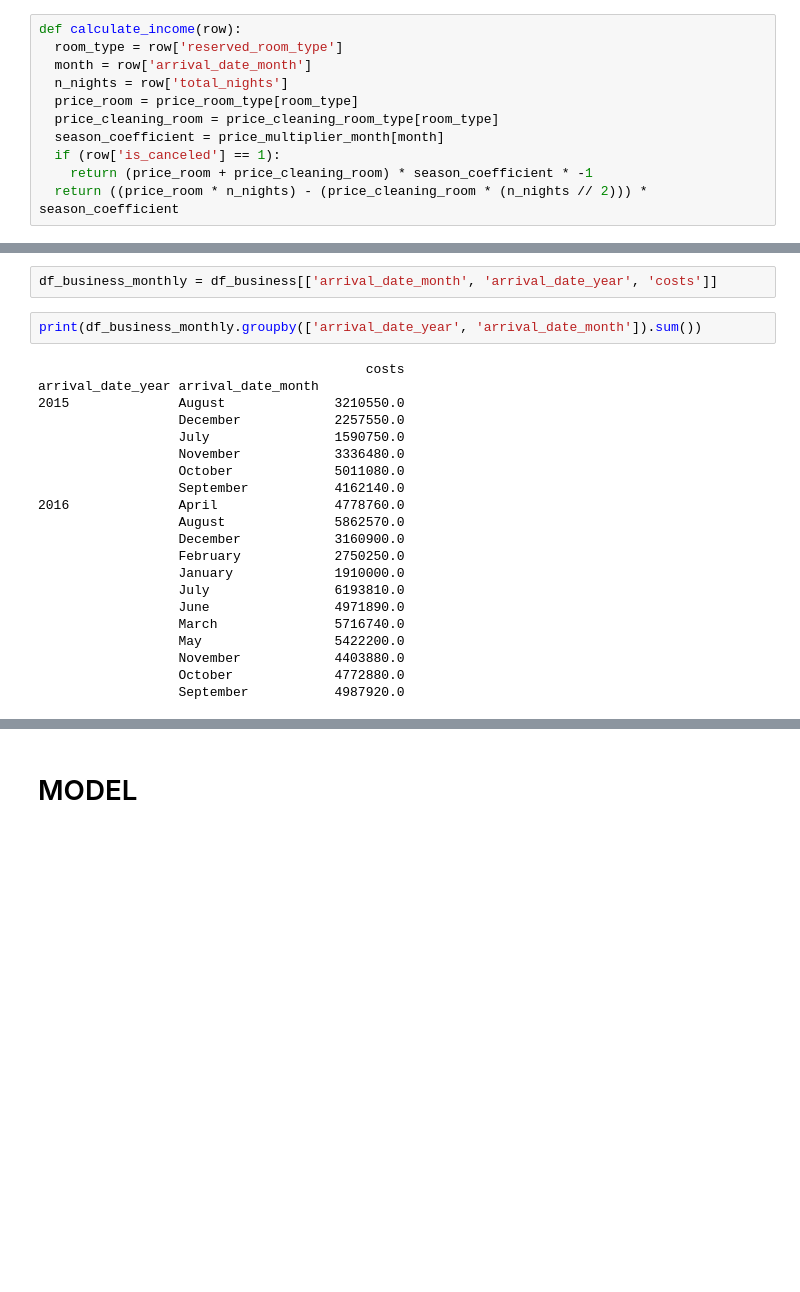
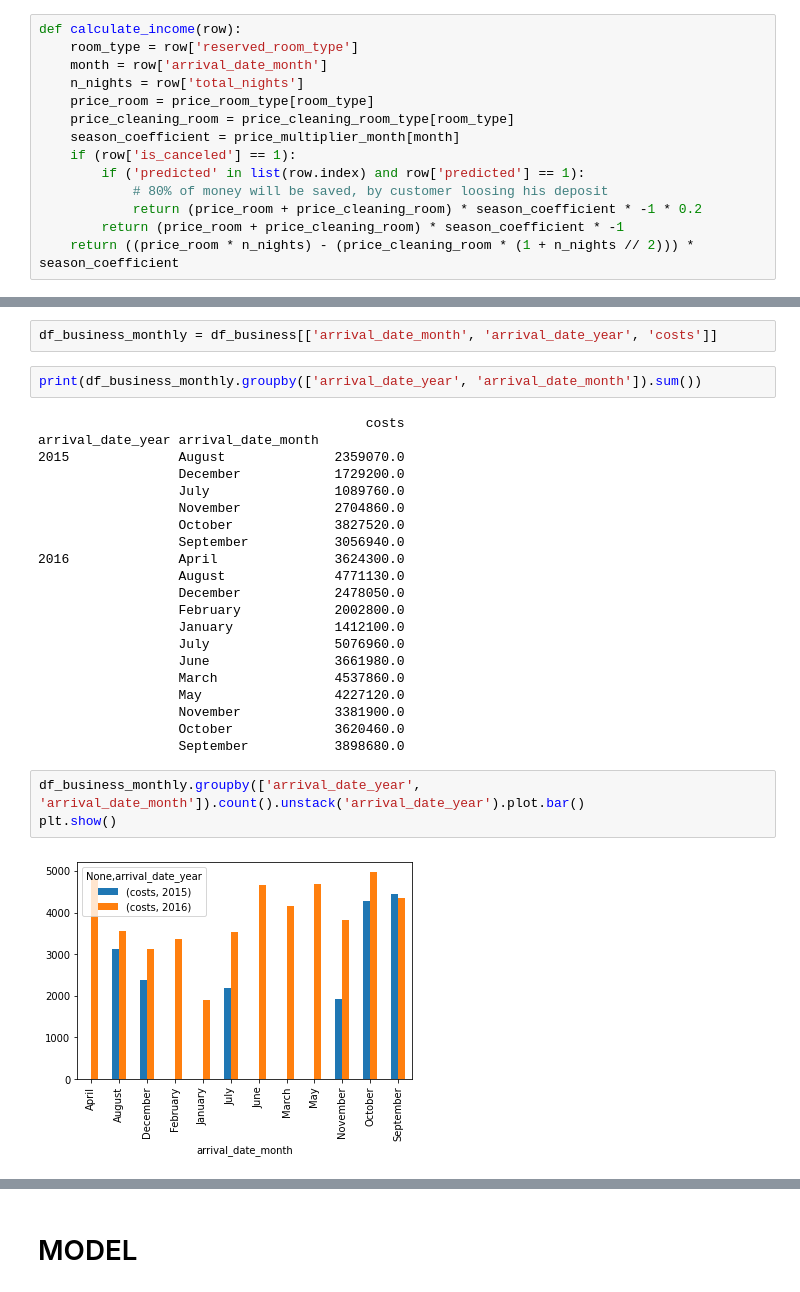
Before and after one commit to vzwork/data_science_project_2, a Jupyter notebook: project_en.ipynb, the cells around one changed output, grey strips where cells are left out. Saved outputs shown, nothing was run; the diff lists cells and outputs as text; blank space fills up the shorter version.

```diff
--- a/project_en.ipynb
+++ b/project_en.ipynb
@@ -844,12 +843,15 @@ price_multiplier_month = {
 }
 # %%
 def calculate_income(row):
-  room_type = row['reserved_room_type']
-  month = row['arrival_date_month']
-  n_nights = row['total_nights']
-  price_room = price_room_type[room_type]
-  price_cleaning_room = price_cleaning_room_type[room_type]
-  season_coefficient = price_multiplier_month[month]
-  if (row['is_canceled'] == 1):
-    return (price_room + price_cleaning_room) * season_coefficient * -1
-  return ((price_room * n_nights) - (price_cleaning_room * (n_nights // 2))) * season_coefficient
+    room_type = row['reserved_room_type']
+    month = row['arrival_date_month']
+    n_nights = row['total_nights']
+    price_room = price_room_type[room_type]
+    price_cleaning_room = price_cleaning_room_type[room_type]
+    season_coefficient = price_multiplier_month[month]
+    if (row['is_canceled'] == 1):
+        if ('predicted' in list(row.index) and row['predicted'] == 1):
+            # 80% of money will be saved, by customer loosing his deposit
+            return (price_room + price_cleaning_room) * season_coefficient * -1 * 0.2
+        return (price_room + price_cleaning_room) * season_coefficient * -1
+    return ((price_room * n_nights) - (price_cleaning_room * (1 + n_nights // 2))) * season_coefficient
@@ -888,21 +886,26 @@ print(df_business_monthly.groupby(['arrival_date_year', 'arrival_date_month']).s
 # %% [output]
                                           costs
 arrival_date_year arrival_date_month
-2015              August              3210550.0
-                  December            2257550.0
-                  July                1590750.0
-                  November            3336480.0
-                  October             5011080.0
-                  September           4162140.0
-2016              April               4778760.0
-                  August              5862570.0
-                  December            3160900.0
-                  February            2750250.0
-                  January             1910000.0
-                  July                6193810.0
-                  June                4971890.0
-                  March               5716740.0
-                  May                 5422200.0
-                  November            4403880.0
-                  October             4772880.0
-                  September           4987920.0
+2015              August              2359070.0
+                  December            1729200.0
+                  July                1089760.0
+                  November            2704860.0
+                  October             3827520.0
+                  September           3056940.0
+2016              April               3624300.0
+                  August              4771130.0
+                  December            2478050.0
+                  February            2002800.0
+                  January             1412100.0
+                  July                5076960.0
+                  June                3661980.0
+                  March               4537860.0
+                  May                 4227120.0
+                  November            3381900.0
+                  October             3620460.0
+                  September           3898680.0
+# %%
+df_business_monthly.groupby(['arrival_date_year', 'arrival_date_month']).count().unstack('arrival_date_year').plot.bar()
+plt.show()
+# %% [output]
+[figure, added]
```
Also changed, not shown: parts of 71 cells of this notebook, 2 other files.
